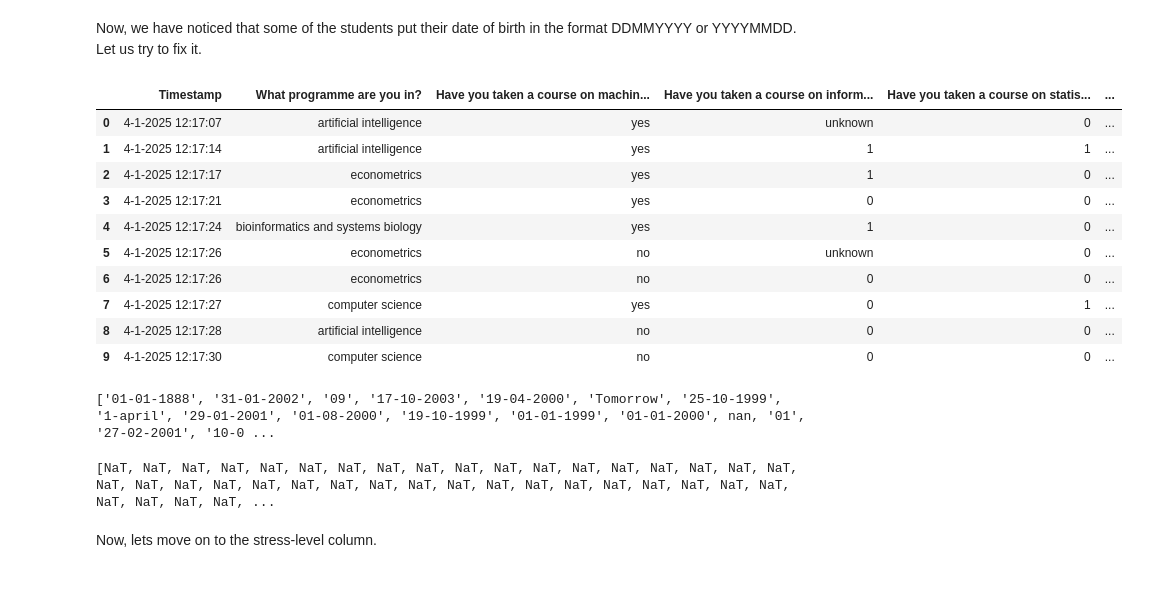
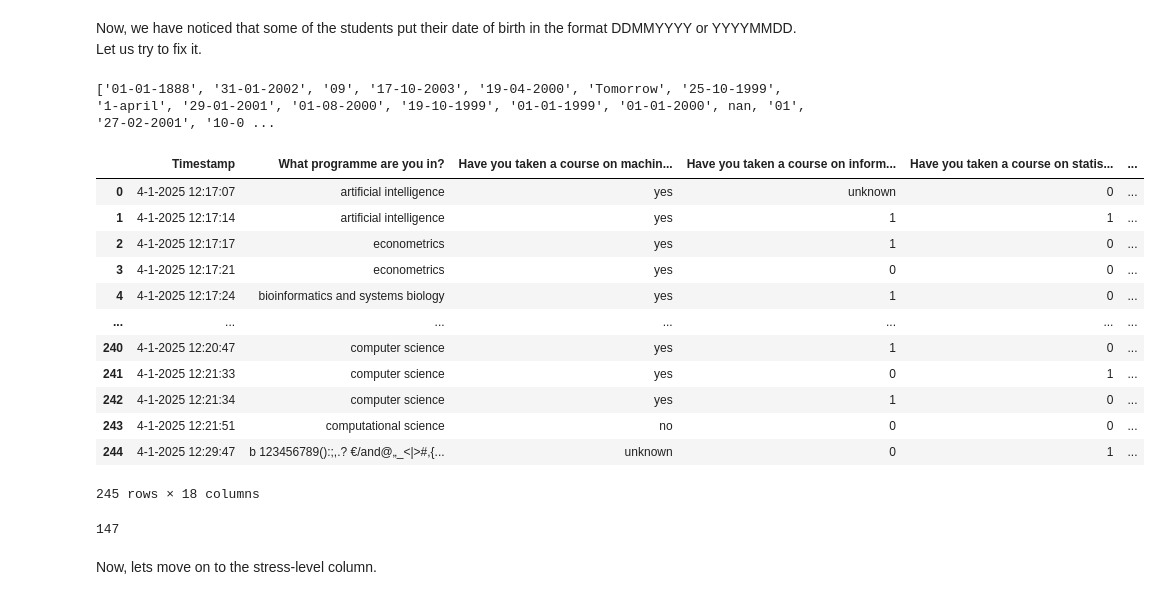
Before and after one commit to GenhaoLi/DMT_Assignment_1, a Jupyter notebook: Assignment-1.ipynb, the cells around one changed output. Cells and saved outputs as stored; diff of their text form; code cells hidden in the pictures.

```diff
--- a/Assignment-1.ipynb
+++ b/Assignment-1.ipynb
@@ -433,19 +418,6 @@ is_yyyymmdd = df[col].str.match(r'^\d{8}$') & df[col].str.startswith(('19', '20'
 
 converted2 = pd.to_datetime(df.loc[is_yyyymmdd, col], format='%Y%m%d', errors='coerce')
 df.loc[is_yyyymmdd & converted2.notna(), col] = converted2.dt.strftime('%d-%m-%Y')
-df.head(10)
-# %% [output]
-|  | Timestamp | What programme are you in? | Have you taken a course on machin... | Have you taken a course on inform... | Have you taken a course on statis... | ... |
-| 0 | 4-1-2025 12:17:07 | artificial intelligence | yes | unknown | 0 | ... |
-| 1 | 4-1-2025 12:17:14 | artificial intelligence | yes | 1 | 1 | ... |
-| 2 | 4-1-2025 12:17:17 | econometrics | yes | 1 | 0 | ... |
-| 3 | 4-1-2025 12:17:21 | econometrics | yes | 0 | 0 | ... |
-| 4 | 4-1-2025 12:17:24 | bioinformatics and systems biology | yes | 1 | 0 | ... |
-| 5 | 4-1-2025 12:17:26 | econometrics | no | unknown | 0 | ... |
-| 6 | 4-1-2025 12:17:26 | econometrics | no | 0 | 0 | ... |
-| 7 | 4-1-2025 12:17:27 | computer science | yes | 0 | 1 | ... |
-| 8 | 4-1-2025 12:17:28 | artificial intelligence | no | 0 | 0 | ... |
-| 9 | 4-1-2025 12:17:30 | computer science | no | 0 | 0 | ... |
 # %%
 # Here we will fix the dates of the type 1-1-1999.
 col = 'When is your birthday (date)?'
@@ -460,27 +432,47 @@ df.loc[mask_dashed, col] = pd.to_datetime(df.loc[mask_dashed, col], dayfirst=Tru
 print(df['When is your birthday (date)?'].to_list())
 # %% [output]
 ['01-01-1888', '31-01-2002', '09', '17-10-2003', '19-04-2000', 'Tomorrow', '25-10-1999', '1-april', '29-01-2001', '01-08-2000', '19-10-1999', '01-01-1999', '01-01-2000', nan, '01', '27-02-2001', '10-0 ...
-# %%
-# Create a new parsed column
-df['birthday_parsed'] = pd.NaT  # start with all NaT
-
-# ddmmyyyy
-df.loc[is_eight_digits, 'birthday_parsed'] = pd.to_datetime(
-    df.loc[is_eight_digits, col], format='%d%m%Y', errors='coerce'
-)
-df.head(10)
-# yyyymmdd
-df.loc[is_yyyymmdd, 'birthday_parsed'] = pd.to_datetime(
-    df.loc[is_yyyymmdd, col], format='%Y%m%d', errors='coerce'
-)
-
-# Delete unnecerary column
-df['When is your birthday (date)?'] = df['birthday_parsed']
-df.drop(columns=['birthday_parsed'], inplace=True)
-
-print(df['When is your birthday (date)?'].to_list())
-# %% [output]
-[NaT, NaT, NaT, NaT, NaT, NaT, NaT, NaT, NaT, NaT, NaT, NaT, NaT, NaT, NaT, NaT, NaT, NaT, NaT, NaT, NaT, NaT, NaT, NaT, NaT, NaT, NaT, NaT, NaT, NaT, NaT, NaT, NaT, NaT, NaT, NaT, NaT, NaT, NaT, NaT, ...
+# %%
+col = 'When is your birthday (date)?'
+
+# Start with all NaT
+df['birthday_parsed'] = pd.NaT
+
+# ddmmyyyy
+
+mask_ddmmyyyy = df[col].str.match(r'^\d{8}$').fillna(False)
+df.loc[mask_ddmmyyyy, 'birthday_parsed'] = pd.to_datetime(df.loc[mask_ddmmyyyy, col], format='%d%m%Y', errors='coerce')
+
+# yyyymmdd
+mask_yyyymmdd = (df[col].str.match(r'^\d{8}$') & df[col].str.startswith(('19', '20'))).fillna(False)
+df.loc[mask_yyyymmdd, 'birthday_parsed'] = pd.to_datetime(df.loc[mask_yyyymmdd, col], format='%Y%m%d', errors='coerce')
+
+# dashed dates like 01-08-2000
+mask_dashed = df[col].str.match(r'^\d{1,2}-\d{1,2}-\d{4}$').fillna(False)
+df.loc[mask_dashed, 'birthday_parsed'] = pd.to_datetime(df.loc[mask_dashed, col], dayfirst=True, errors='coerce')
+
+# Replace and drop helper
+df[col] = df['birthday_parsed']
+df.drop(columns=['birthday_parsed'], inplace=True)
+# %%
+display(df)
+na_bd = df['When is your birthday (date)?'].notna().sum()
+print(na_bd)
+# %% [output]
+|  | Timestamp | What programme are you in? | Have you taken a course on machin... | Have you taken a course on inform... | Have you taken a course on statis... | ... |
+| 0 | 4-1-2025 12:17:07 | artificial intelligence | yes | unknown | 0 | ... |
+| 1 | 4-1-2025 12:17:14 | artificial intelligence | yes | 1 | 1 | ... |
+| 2 | 4-1-2025 12:17:17 | econometrics | yes | 1 | 0 | ... |
+| 3 | 4-1-2025 12:17:21 | econometrics | yes | 0 | 0 | ... |
+| 4 | 4-1-2025 12:17:24 | bioinformatics and systems biology | yes | 1 | 0 | ... |
+| ... | ... | ... | ... | ... | ... | ... |
+| 240 | 4-1-2025 12:20:47 | computer science | yes | 1 | 0 | ... |
+| 241 | 4-1-2025 12:21:33 | computer science | yes | 0 | 1 | ... |
+| 242 | 4-1-2025 12:21:34 | computer science | yes | 1 | 0 | ... |
+| 243 | 4-1-2025 12:21:51 | computational science | no | 0 | 0 | ... |
+| 244 | 4-1-2025 12:29:47 | b 123456789():;,.? €/and@„_<|>#,{... | unknown | 0 | 1 | ... |
+245 rows × 18 columns
+147
 # %% [markdown]
 Now, lets move on to the stress-level column.
 # %%
```
Also changed, not shown: parts of 19 cells of this notebook.
